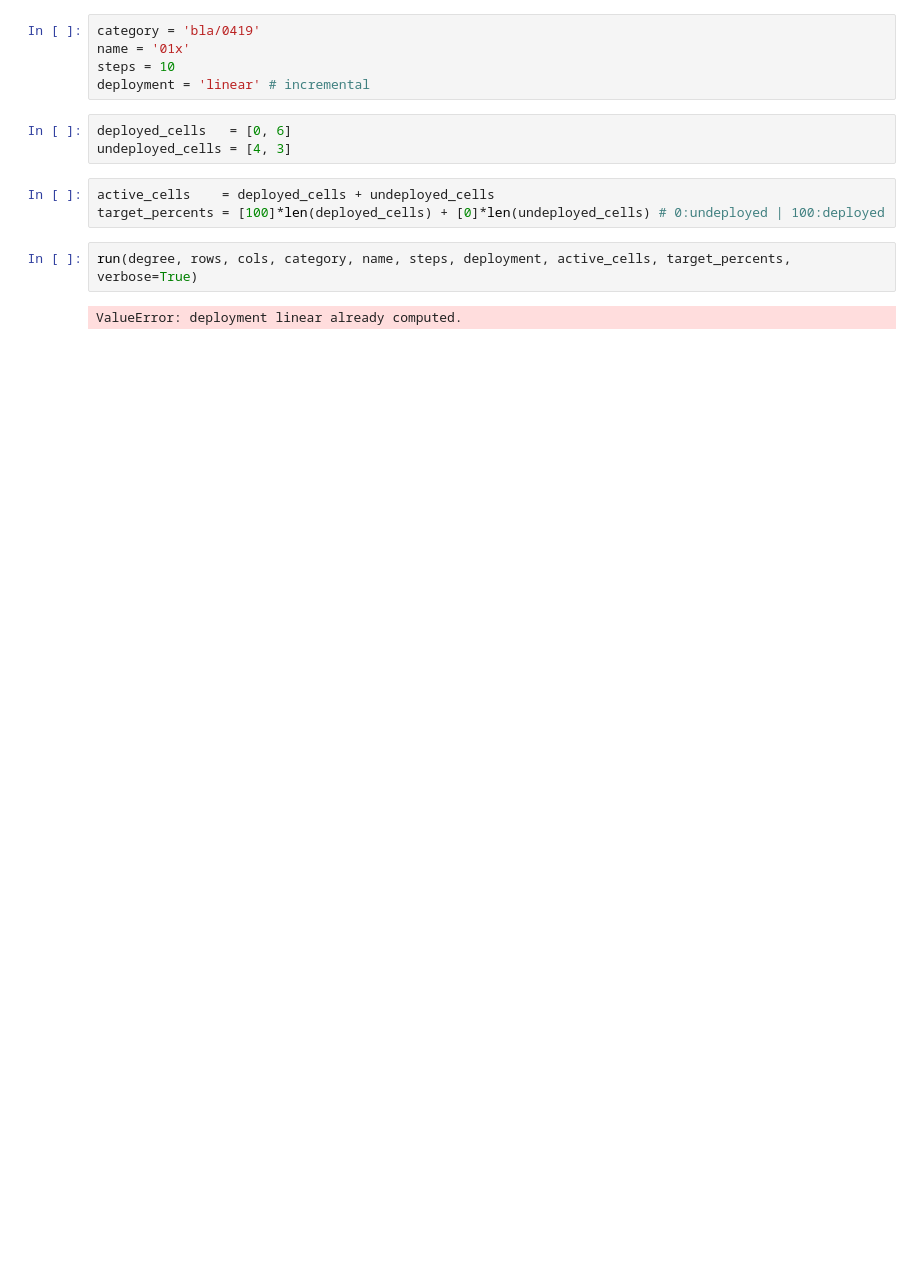
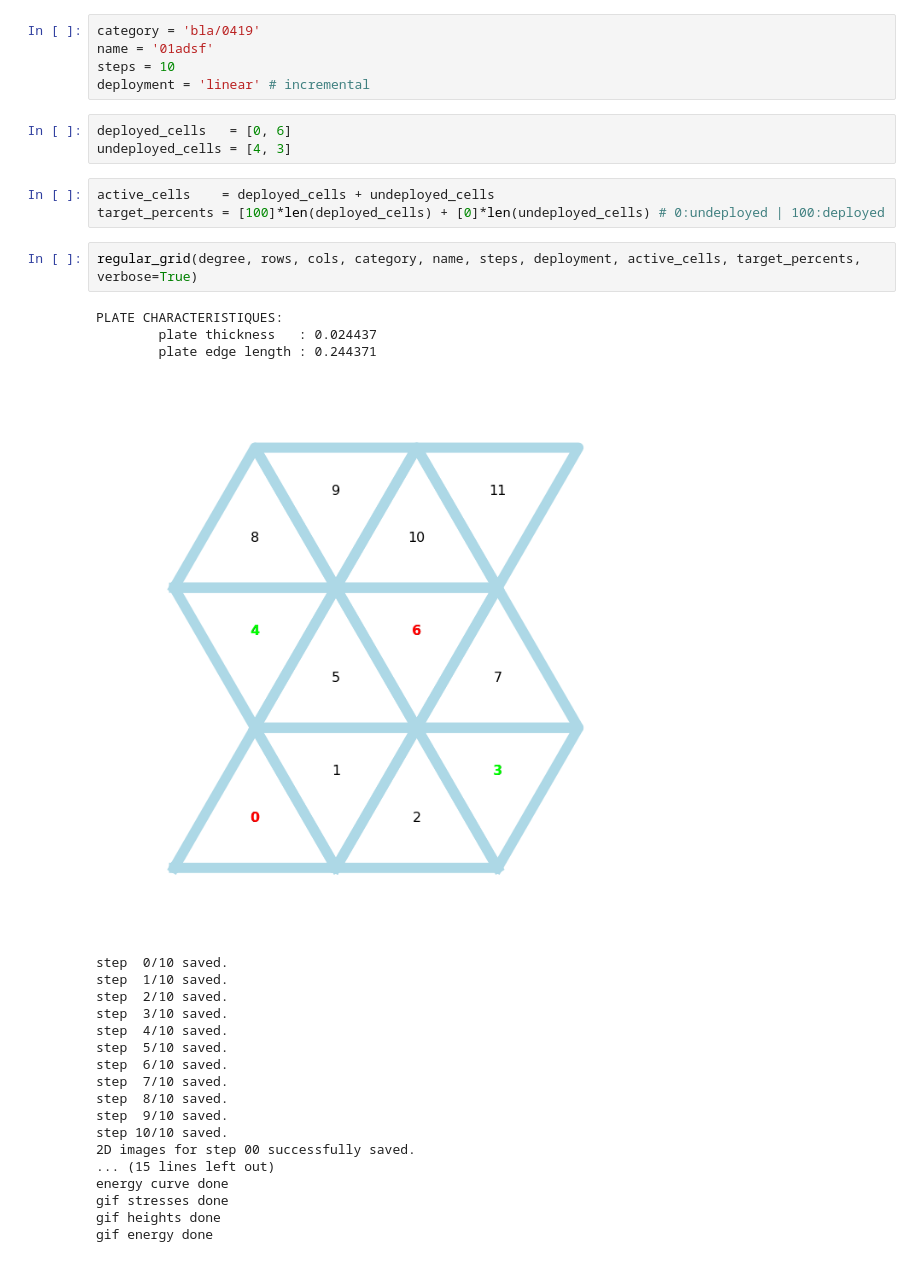
Before and after one commit to udaykusupati/ActuationUmbrellaMeshes, a Jupyter notebook: python/actuation_experiments/experiment.ipynb, the cells around one changed output. Cells and saved outputs as stored; diff of their text form; blank space fills up the shorter version.

```diff
--- a/python/actuation_experiments/experiment.ipynb
+++ b/python/actuation_experiments/experiment.ipynb
@@ -10,7 +10,7 @@ rows = 3
 cols = 2
 # %%
 category = 'bla/0419'
-name = '01x'
+name = '01adsf'
 steps = 10
 deployment = 'linear' # incremental
 # %%
@@ -20,6 +20,26 @@ undeployed_cells = [4, 3]
 active_cells    = deployed_cells + undeployed_cells
 target_percents = [100]*len(deployed_cells) + [0]*len(undeployed_cells) # 0:undeployed | 100:deployed
 # %%
-run(degree, rows, cols, category, name, steps, deployment, active_cells, target_percents, verbose=True)
+regular_grid(degree, rows, cols, category, name, steps, deployment, active_cells, target_percents, verbose=True)
 # %% [output]
-ValueError: deployment linear already computed.
+PLATE CHARACTERISTIQUES:
+        plate thickness   : 0.024437
+        plate edge length : 0.244371
+[figure, added]
+step  0/10 saved.
+step  1/10 saved.
+step  2/10 saved.
+step  3/10 saved.
+step  4/10 saved.
+step  5/10 saved.
+step  6/10 saved.
+step  7/10 saved.
+step  8/10 saved.
+step  9/10 saved.
+step 10/10 saved.
+2D images for step 00 successfully saved.
+... (15 lines left out)
+energy curve done
+gif stresses done
+gif heights done
+gif energy done
```
Also changed, not shown: parts of 1 cell of this notebook, 10 other files.
